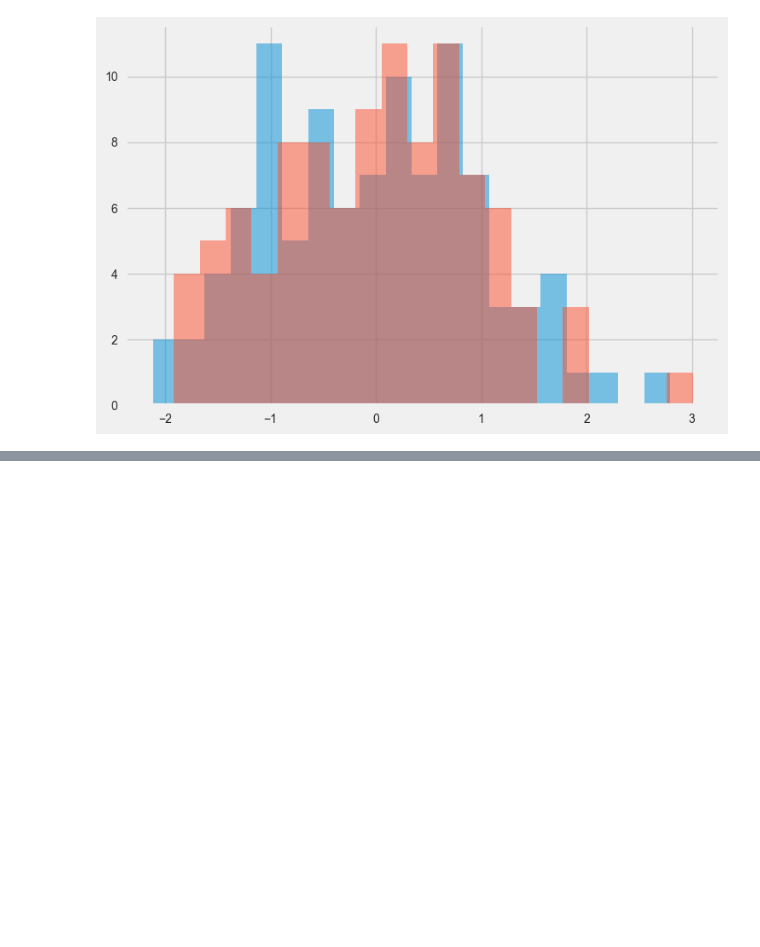
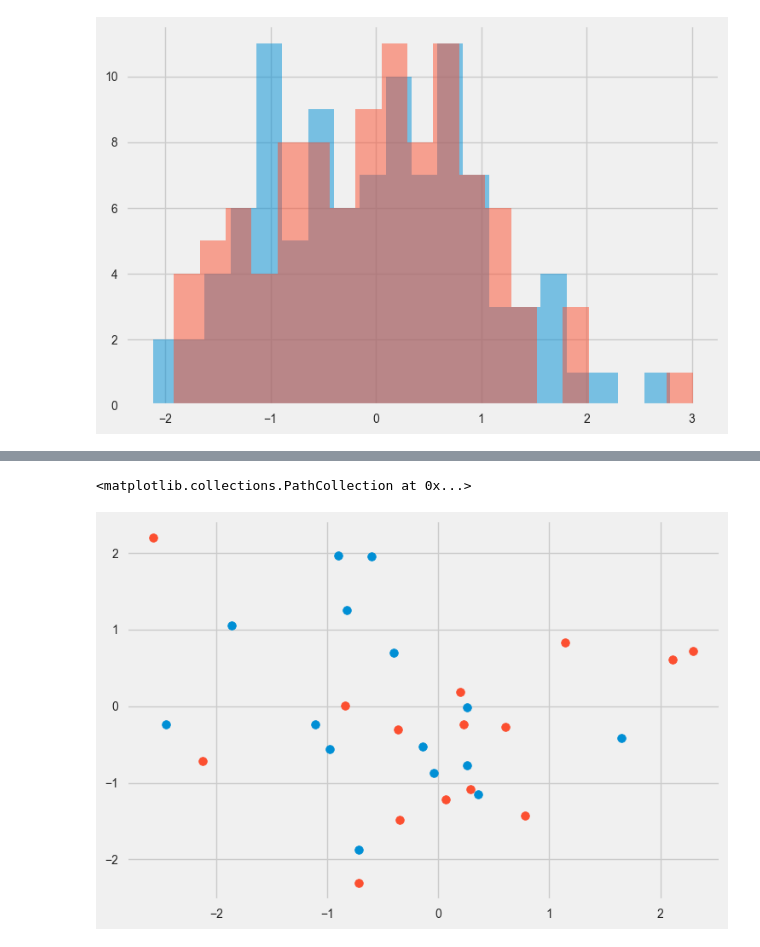
Before and after one commit to belacartaxo/data-analysis-and-visualization-masterclass, a Jupyter notebook: mod10-matplotlib/matplotlib.ipynb, the cells around one changed output, grey strips where cells are left out. Saved outputs shown, nothing was run; the diff lists cells and outputs as text; code cells hidden in the pictures; blank space fills up the shorter version.

```diff
--- a/mod10-matplotlib/matplotlib.ipynb
+++ b/mod10-matplotlib/matplotlib.ipynb
@@ -538,0 +569,6 @@ plt.hist(np.random.randn(100), bins=20, alpha=0.5)
+# %%
+plt.scatter(np.random.randn(15),np.random.randn(15))
+plt.scatter(np.random.randn(15),np.random.randn(15))
+# %% [output]
+<matplotlib.collections.PathCollection at 0x...>
+[figure, added]
```
Also changed, not shown: parts of 7 cells of this notebook, 1 other file.
